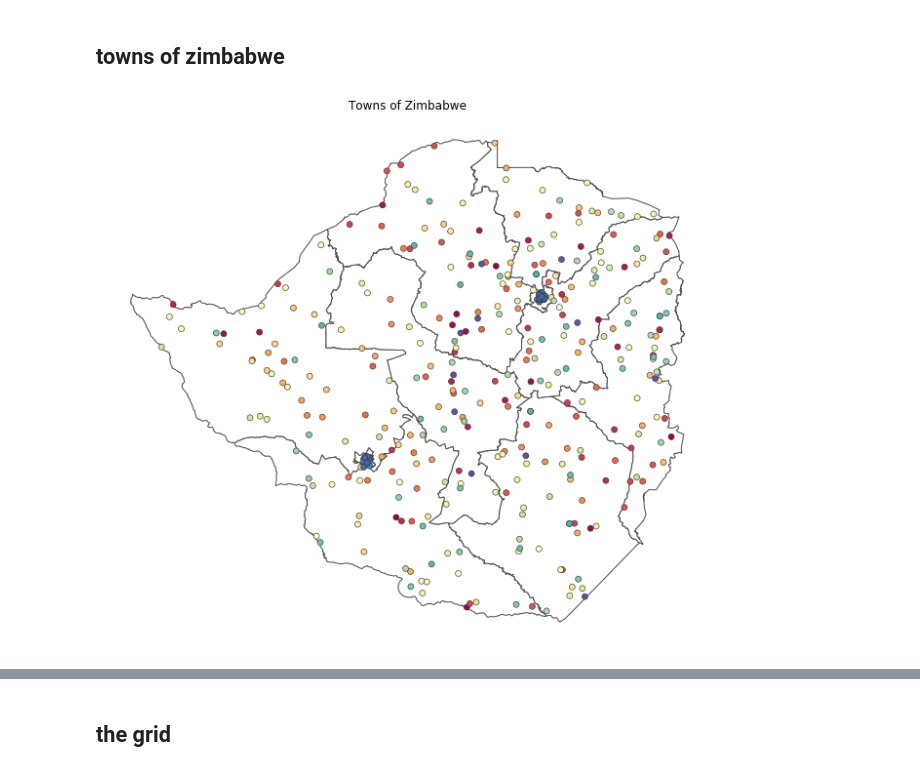
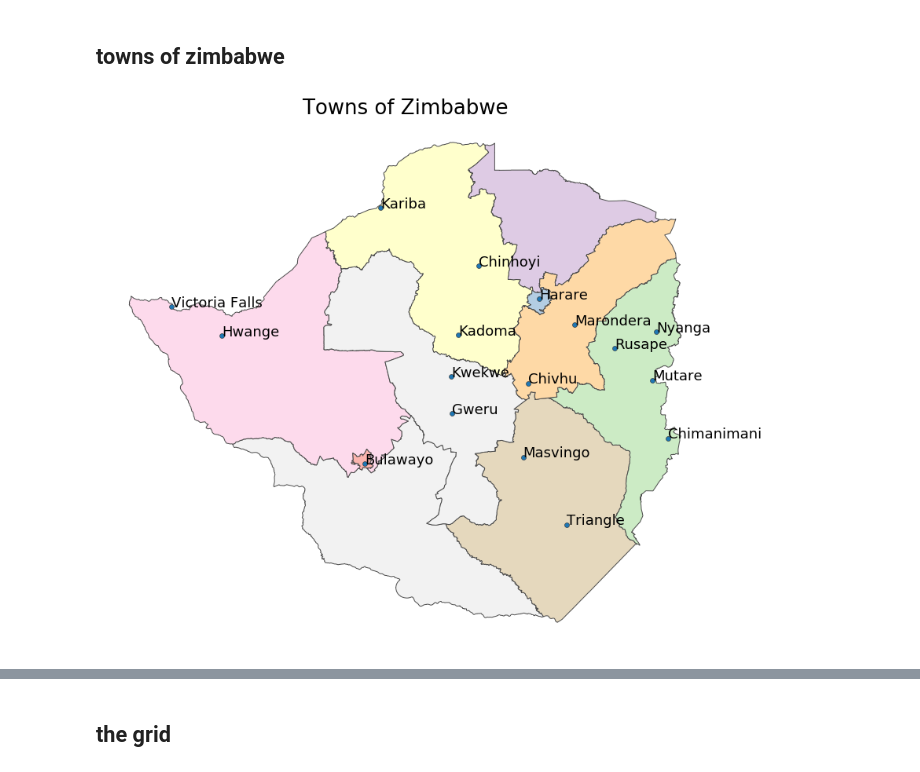
Before and after one commit to dmnfarrell/zimgeo, a Jupyter notebook: maps1.ipynb, the cells around one changed output, grey strips where cells are left out. Cells and saved outputs as stored; diff of their text form; code cells hidden in the pictures.

Commit message:
roads/grid/towns

```diff
--- a/maps1.ipynb
+++ b/maps1.ipynb
@@ -118,14 +120,20 @@ p = bokeh_plot_map(geosource, data_col='pop_2012', columns=['district','pop_2012
 show(p)
 # %% [markdown]
 ## towns of zimbabwe
+# %%
+towns=gpd.read_file('data/Final_Zimbabwe_Towns_Version01.shp')
+names = ['Harare','Bulawayo','Mutare','Gweru','Masvingo','Kadoma','Nyanga','Rusape',
+         'Marondera','Chinhoyi','Chivhu',
+         'Kwekwe','Kariba','Victoria Falls','Triangle','Chimanimani','Hwange']
+maintowns = towns[towns.NAME.isin(names)].drop_duplicates('NAME')
 # %%
-towns=gpd.read_file('data/Final_Zimbabwe_Towns_Version01.shp')
-towns.to_csv('data/zwe_towns.csv')
 fig, ax = plt.subplots(1, figsize=(12,10))
-prov.plot(ax=ax, color='w', edgecolor='0.3')
-towns.plot(cmap='Spectral',linewidth=.6, edgecolor='0.2', ax=ax)
+prov.plot(ax=ax, column='province', edgecolor='0.3', cmap='Pastel1')
+maintowns.plot(linewidth=.6, edgecolor='0.2', ax=ax)
+maintowns.apply(lambda x: ax.annotate(s=x.NAME, xy=x.geometry.centroid.coords[0], ha='left',fontsize=18),axis=1)
 ax.axis('off')
-plt.title('Towns of Zimbabwe')
+plt.title('Towns of Zimbabwe',fontsize=26)
+plt.tight_layout()
 plt.savefig('images/zim_towns.png',dpi=200)
 # %% [output]
-[figure, old version]
+[figure, new version]
```
Also changed, not shown: parts of 5 cells of this notebook, 15 other files.
